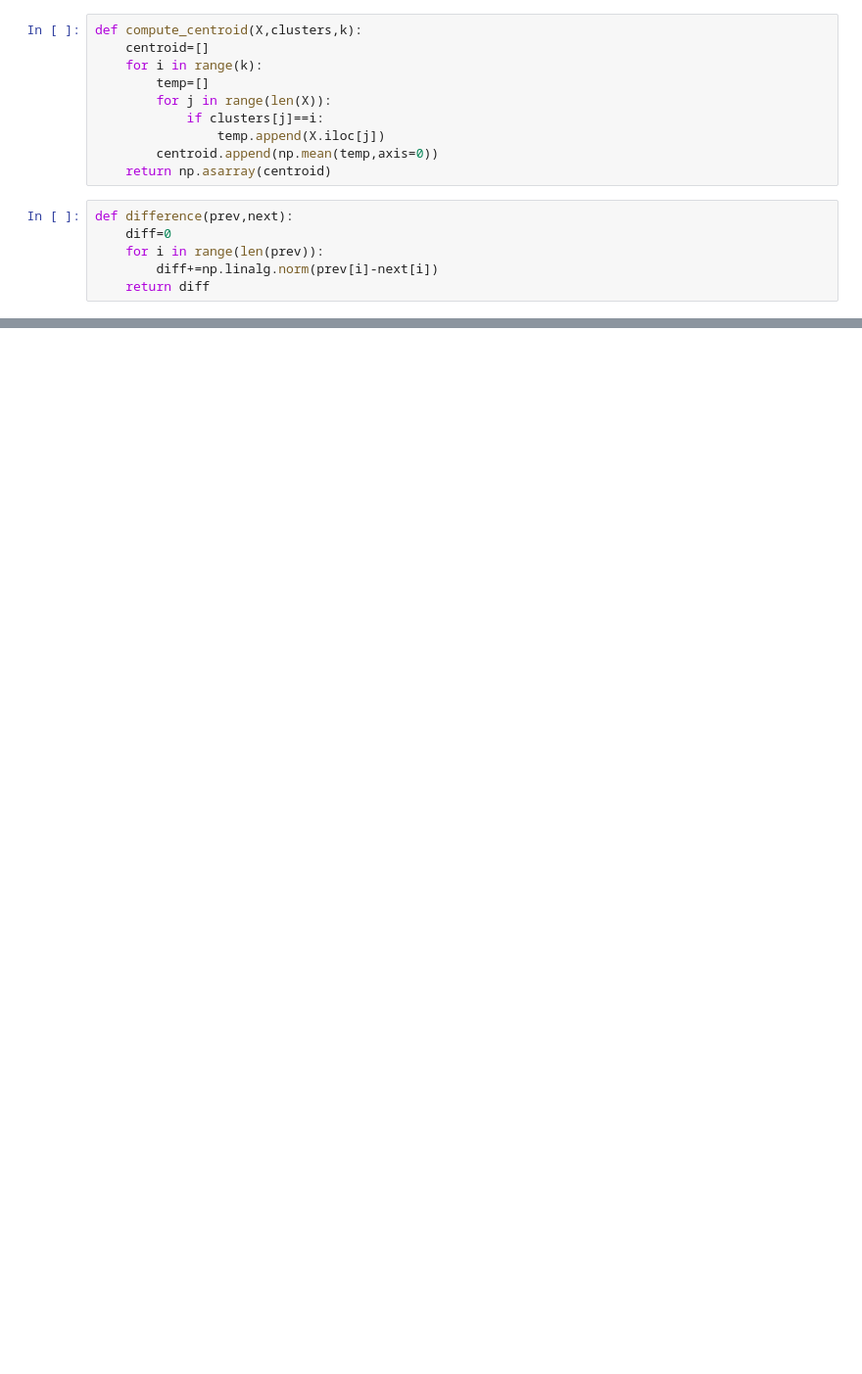
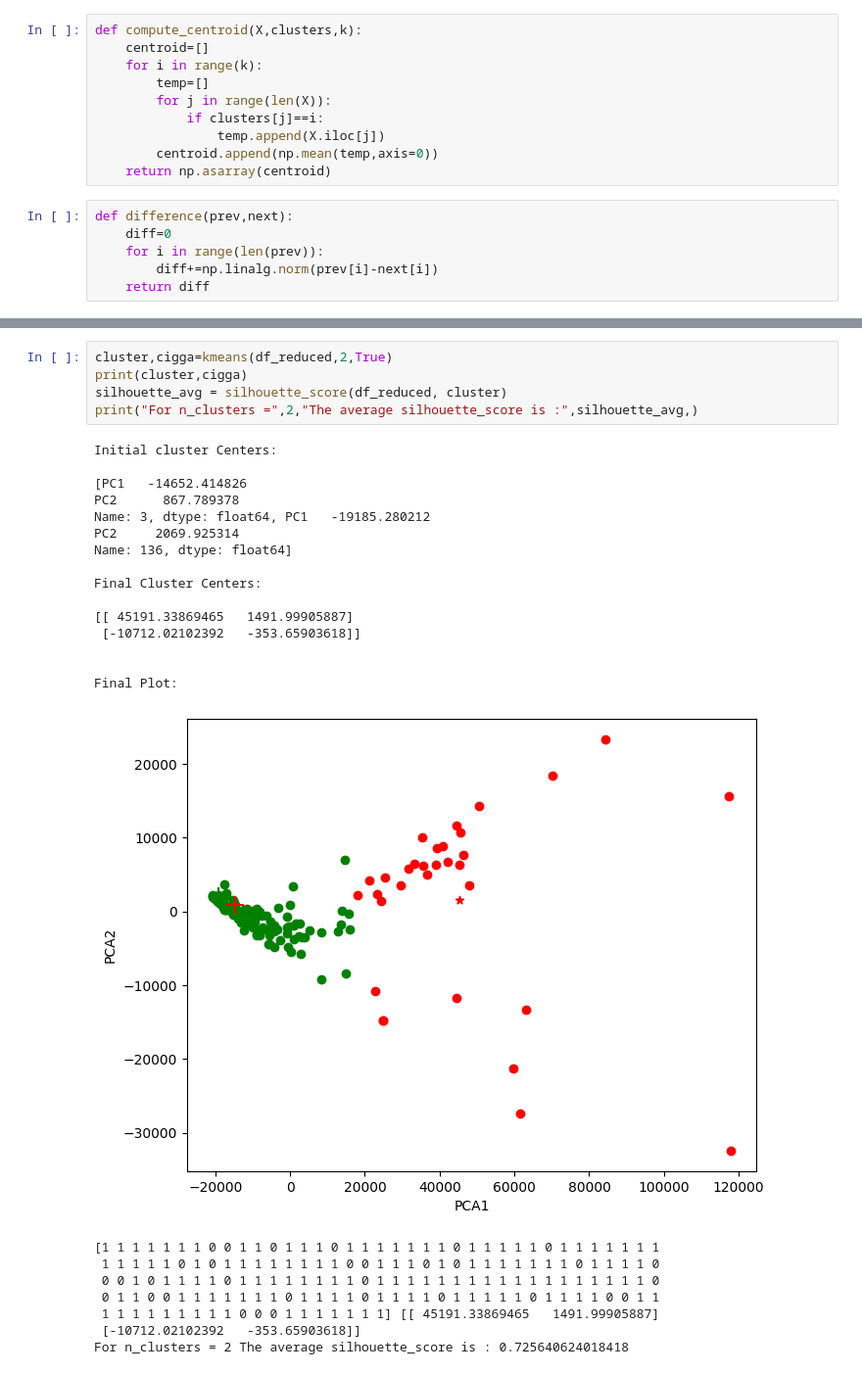
Before and after one commit to Wackyjac/MRM3, a Jupyter notebook: merge.ipynb, the cells around one changed output, grey strips where cells are left out. Shown at 98% size. Saved outputs shown, nothing was run; the diff lists cells and outputs as text; blank space fills up the shorter version.

```diff
--- a/merge.ipynb
+++ b/merge.ipynb
@@ -160,0 +161,29 @@ For n_clusters = 4 The average silhouette_score is : 0.5924156812760145
+# %%
+cluster,cigga=kmeans(df_reduced,2,True)
+print(cluster,cigga)
+silhouette_avg = silhouette_score(df_reduced, cluster)
+print("For n_clusters =",2,"The average silhouette_score is :",silhouette_avg,)
+# %% [output]
+Initial cluster Centers:
+
+[PC1   -14652.414826
+PC2      867.789378
+Name: 3, dtype: float64, PC1   -19185.280212
+PC2     2069.925314
+Name: 136, dtype: float64]
+
+Final Cluster Centers:
+
+[[ 45191.33869465   1491.99905887]
+ [-10712.02102392   -353.65903618]]
+
+
+Final Plot:
+[figure, added]
+[1 1 1 1 1 1 1 0 0 1 1 0 1 1 1 0 1 1 1 1 1 1 1 0 1 1 1 1 1 0 1 1 1 1 1 1 1
+ 1 1 1 1 1 0 1 0 1 1 1 1 1 1 1 1 0 0 1 1 1 0 1 0 1 1 1 1 1 1 1 0 1 1 1 1 0
+ 0 0 1 0 1 1 1 1 0 1 1 1 1 1 1 1 1 0 1 1 1 1 1 1 1 1 1 1 1 1 1 1 1 1 1 1 0
+ 0 1 1 0 0 1 1 1 1 1 1 1 0 1 1 1 1 0 1 1 1 1 0 1 1 1 1 1 0 1 1 1 1 0 0 1 1
+ 1 1 1 1 1 1 1 1 1 0 0 0 1 1 1 1 1 1 1] [[ 45191.33869465   1491.99905887]
+ [-10712.02102392   -353.65903618]]
+For n_clusters = 2 The average silhouette_score is : 0.725640624018418
```
Also changed, not shown: parts of 7 cells of this notebook.
